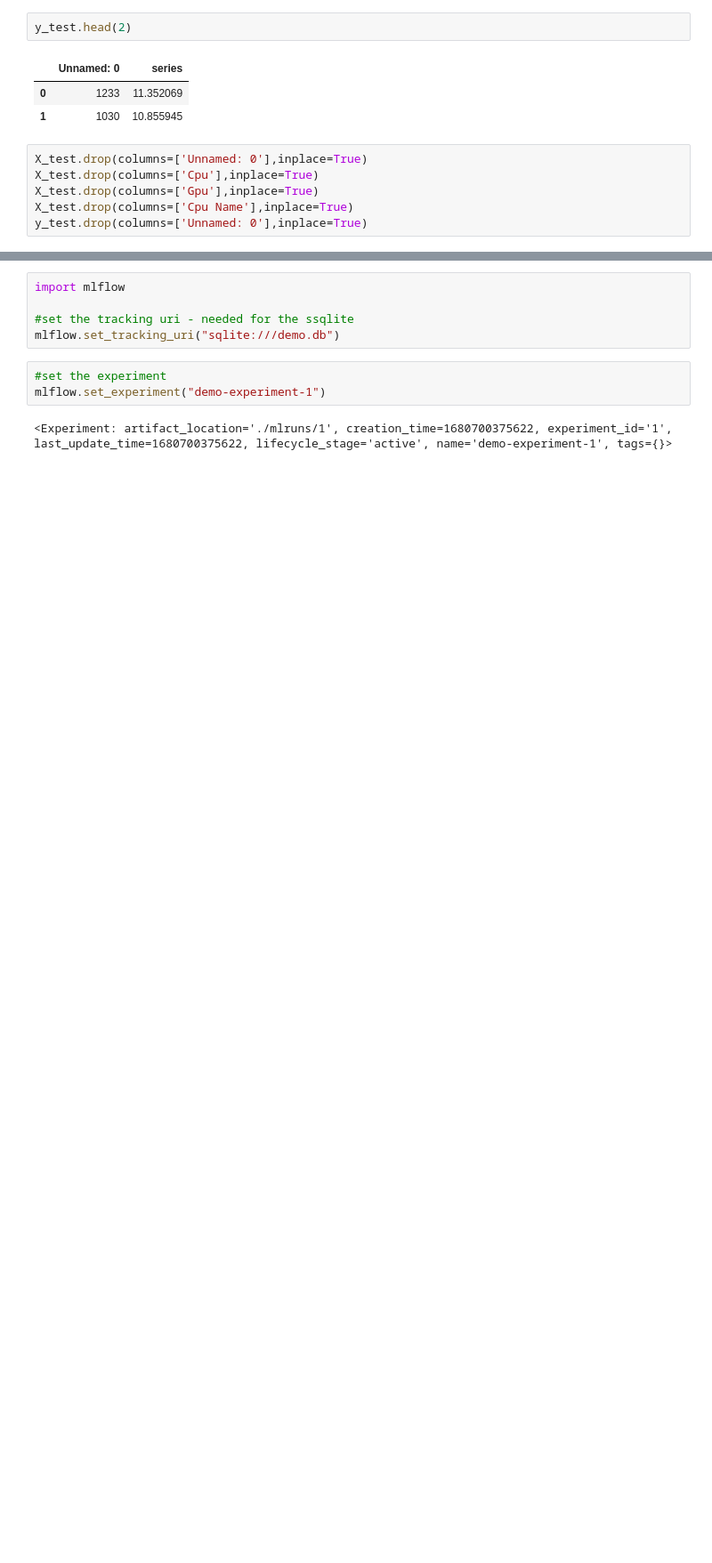
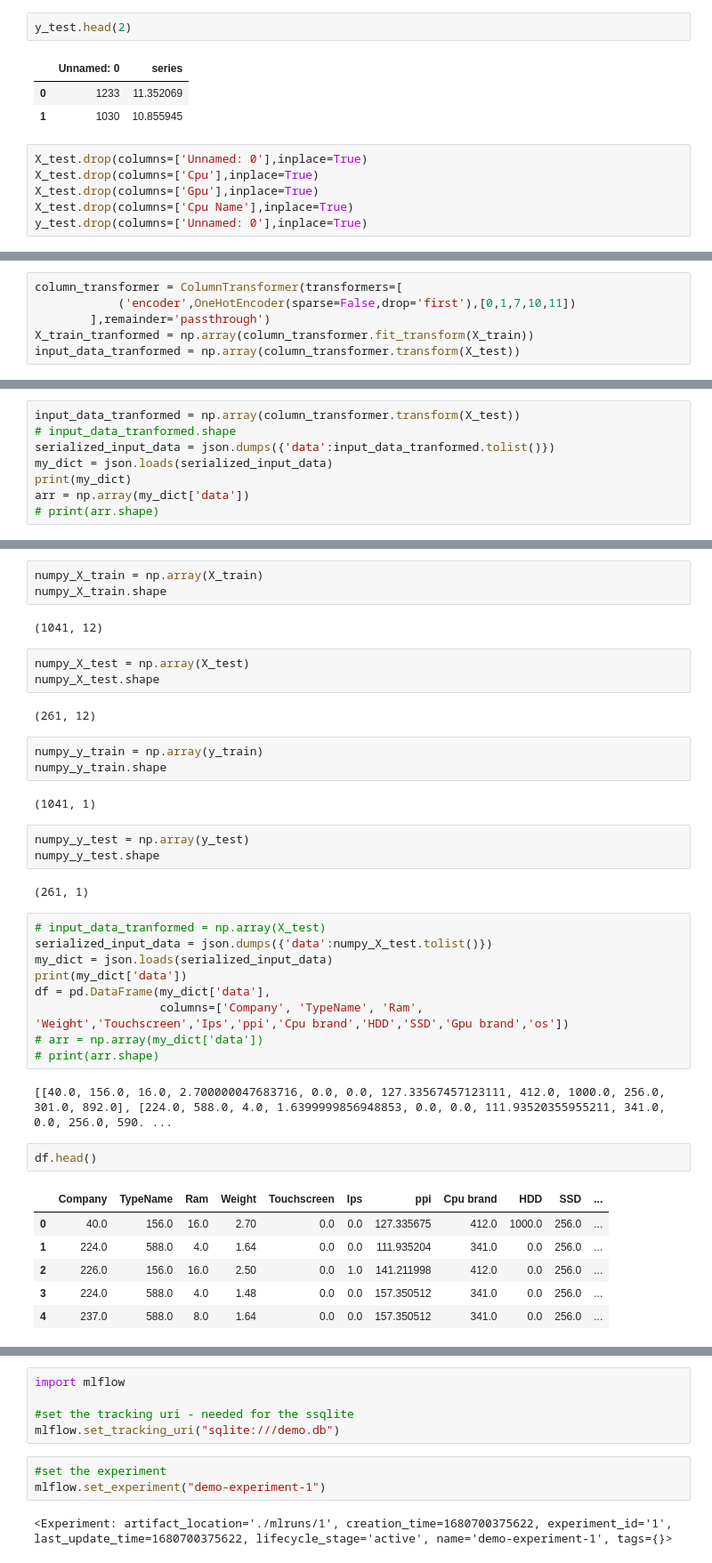
Before and after one commit to thobs-10/Data-Science-Project-11---Laptop-Price-Prediction, a Jupyter notebook: notebooks/experiments.ipynb, the cells around one changed output, grey strips where cells are left out. Shown at 89% size. Saved outputs shown, nothing was run; the diff lists cells and outputs as text; blank space fills up the shorter version.

```diff
--- a/notebooks/experiments.ipynb
+++ b/notebooks/experiments.ipynb
@@ -66,0 +166,6 @@ y_test.drop(columns=['Unnamed: 0'],inplace=True)
+# %%
+column_transformer = ColumnTransformer(transformers=[
+            ('encoder',OneHotEncoder(sparse=False,drop='first'),[0,1,7,10,11])
+        ],remainder='passthrough')
+X_train_tranformed = np.array(column_transformer.fit_transform(X_train))
+input_data_tranformed = np.array(column_transformer.transform(X_test))
@@ -66,0 +200,8 @@ y_test.drop(columns=['Unnamed: 0'],inplace=True)
+# %%
+input_data_tranformed = np.array(column_transformer.transform(X_test))
+# input_data_tranformed.shape
+serialized_input_data = json.dumps({'data':input_data_tranformed.tolist()})
+my_dict = json.loads(serialized_input_data)
+print(my_dict)
+arr = np.array(my_dict['data'])
+# print(arr.shape)
@@ -66,0 +223,40 @@ y_test.drop(columns=['Unnamed: 0'],inplace=True)
+# %%
+numpy_X_train = np.array(X_train)
+numpy_X_train.shape
+# %% [output]
+(1041, 12)
+# %%
+numpy_X_test = np.array(X_test)
+numpy_X_test.shape
+# %% [output]
+(261, 12)
+# %%
+numpy_y_train = np.array(y_train)
+numpy_y_train.shape
+# %% [output]
+(1041, 1)
+# %%
+numpy_y_test = np.array(y_test)
+numpy_y_test.shape
+# %% [output]
+(261, 1)
+# %%
+# input_data_tranformed = np.array(X_test)
+serialized_input_data = json.dumps({'data':numpy_X_test.tolist()})
+my_dict = json.loads(serialized_input_data)
+print(my_dict['data'])
+df = pd.DataFrame(my_dict['data'],
+                  columns=['Company', 'TypeName', 'Ram', 'Weight','Touchscreen','Ips','ppi','Cpu brand','HDD','SSD','Gpu brand','os'])
+# arr = np.array(my_dict['data'])
+# print(arr.shape)
+# %% [output]
+[[40.0, 156.0, 16.0, 2.700000047683716, 0.0, 0.0, 127.33567457123111, 412.0, 1000.0, 256.0, 301.0, 892.0], [224.0, 588.0, 4.0, 1.6399999856948853, 0.0, 0.0, 111.93520355955211, 341.0, 0.0, 256.0, 590. ...
+# %%
+df.head()
+# %% [output]
+|  | Company | TypeName | Ram | Weight | Touchscreen | Ips | ppi | Cpu brand | HDD | SSD | ... |
+| 0 | 40.0 | 156.0 | 16.0 | 2.70 | 0.0 | 0.0 | 127.335675 | 412.0 | 1000.0 | 256.0 | ... |
+| 1 | 224.0 | 588.0 | 4.0 | 1.64 | 0.0 | 0.0 | 111.935204 | 341.0 | 0.0 | 256.0 | ... |
+| 2 | 226.0 | 156.0 | 16.0 | 2.50 | 0.0 | 1.0 | 141.211998 | 412.0 | 0.0 | 256.0 | ... |
+| 3 | 224.0 | 588.0 | 4.0 | 1.48 | 0.0 | 0.0 | 157.350512 | 341.0 | 0.0 | 256.0 | ... |
+| 4 | 237.0 | 588.0 | 8.0 | 1.64 | 0.0 | 0.0 | 157.350512 | 341.0 | 0.0 | 256.0 | ... |
```
Also changed, not shown: parts of 23 cells of this notebook, 37 other files.
